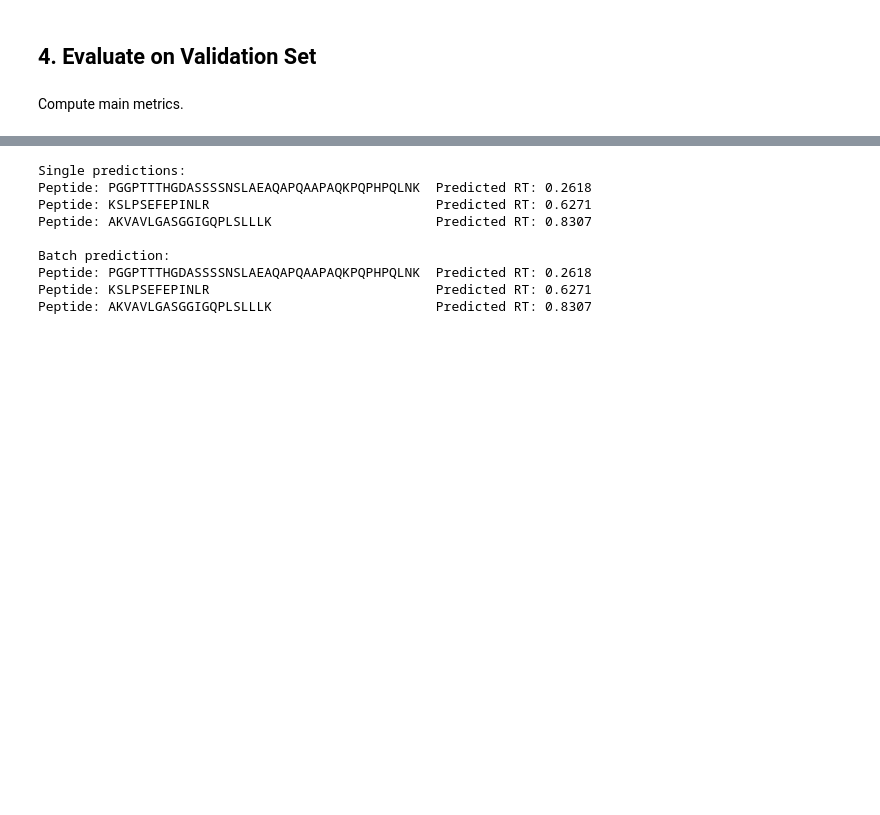
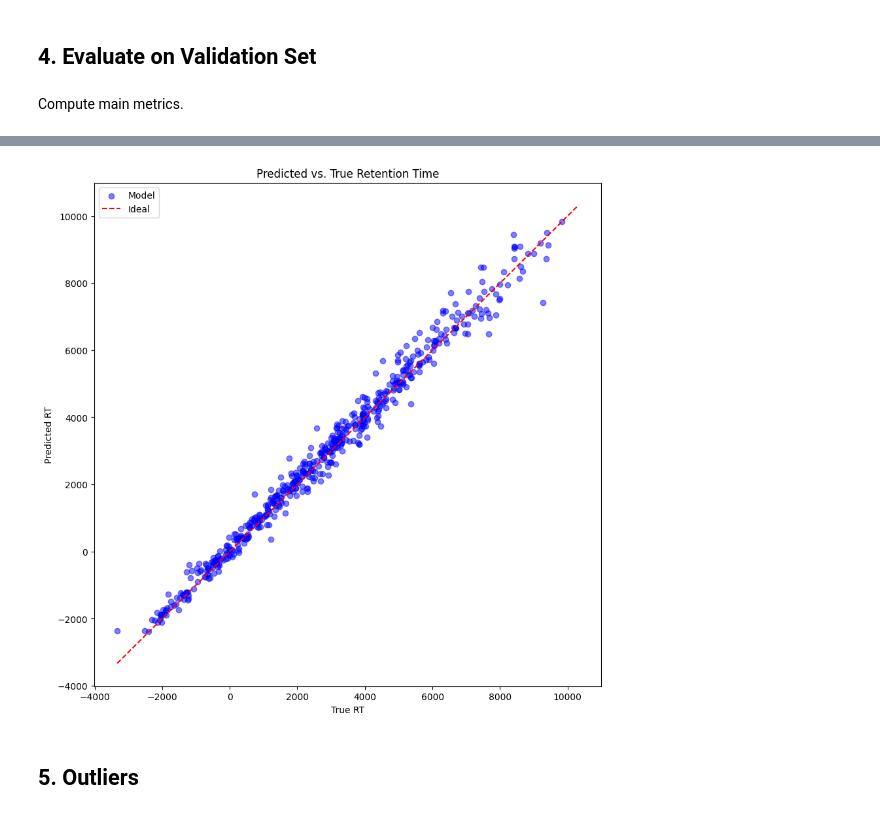
Before and after one commit to maksanm/Transformer-peptide-RT-prediction, a Jupyter notebook: PeptideRT_Decoder_Eval.ipynb, the cells around one changed output, grey strips where cells are left out. Drawn from its saved outputs; the diff is of its cells as text; code cells hidden in the pictures; blank space fills up the shorter version.

```diff
--- a/PeptideRT_Decoder_Eval.ipynb
+++ b/PeptideRT_Decoder_Eval.ipynb
@@ -117,57 +132,16 @@ Enter your own peptide(s) below.
-# %%
-def predict_peptide_rt(peptide_seq, model, tokenizer, device):
-    """
-    Predict RT for a single peptide sequence (no padding, mask omitted).
-    """
-    model.eval()
-    seq_tensor = tokenizer.encode(peptide_seq).unsqueeze(0).to(device)
-    mask = torch.zeros_like(seq_tensor, dtype=torch.bool)  # all False
-    with torch.no_grad():
-        pred = model(seq_tensor, mask)
-    return float(pred.item())
-
-def predict_peptide_batch_rt(peptide_seqs, model, tokenizer, device):
-    """
-    Predict RTs for a batch of peptide sequences.
-    Returns a list of floats.
-    """
-    model.eval()
-    # Encode all sequences (list of tensors of different lengths)
-    seqs = [tokenizer.encode(seq) for seq in peptide_seqs]
-    # Pad to same length: (batch, max_len)
-    seqs_padded = pad_sequence(seqs, batch_first=True, padding_value=tokenizer.pad_id)
-    # Mask: True where <pad>
-    key_padding_mask = seqs_padded.eq(tokenizer.pad_id)
-    seqs_padded, key_padding_mask = seqs_padded.to(device), key_padding_mask.to(device)
-    with torch.no_grad():
-        preds = model(seqs_padded, key_padding_mask)  # (batch,)
-    return preds.cpu().tolist()
-
-# Example usage:
-peptides = [
-    "PGGPTTTHGDASSSSNSLAEAQAPQAAPAQKPQPHPQLNK",
-    "KSLPSEFEPINLR",
-    "AKVAVLGASGGIGQPLSLLLK"
-]
-
-# ---- Single prediction example ----
-print("Single predictions:")
-for pep in peptides:
-    rt_pred = predict_peptide_rt(pep, model, tokenizer, DEVICE)
-    print(f"Peptide: {pep:40s}  Predicted RT: {rt_pred:.4f}")
-
-# ---- Batch prediction example ----
-print("\nBatch prediction:")
-rt_preds = predict_peptide_batch_rt(peptides, model, tokenizer, DEVICE)
-for pep, rt_pred in zip(peptides, rt_preds):
-    print(f"Peptide: {pep:40s}  Predicted RT: {rt_pred:.4f}")
-# %% [output]
-Single predictions:
-Peptide: PGGPTTTHGDASSSSNSLAEAQAPQAAPAQKPQPHPQLNK  Predicted RT: 0.2618
-Peptide: KSLPSEFEPINLR                             Predicted RT: 0.6271
-Peptide: AKVAVLGASGGIGQPLSLLLK                     Predicted RT: 0.8307
-
-Batch prediction:
-Peptide: PGGPTTTHGDASSSSNSLAEAQAPQAAPAQKPQPHPQLNK  Predicted RT: 0.2618
-Peptide: KSLPSEFEPINLR                             Predicted RT: 0.6271
-Peptide: AKVAVLGASGGIGQPLSLLLK                     Predicted RT: 0.8307
+# %%
+import matplotlib.pyplot as plt
+
+plt.figure(figsize=(10, 10))
+plt.scatter(all_targets[:552], all_preds[:552], alpha=0.5, label="Model", color="blue")
+plt.xlabel("True RT")
+plt.ylabel("Predicted RT")
+plt.title("Predicted vs. True Retention Time")
+plt.plot([all_targets.min(), all_targets.max()],
+         [all_targets.min(), all_targets.max()], 'r--', label="Ideal")
+plt.legend()
+plt.show()
+# %% [output]
+[figure, added]
+# %% [markdown]
+## 5. Outliers
```
Also changed, not shown: parts of 9 cells of this notebook, 19 other files.
